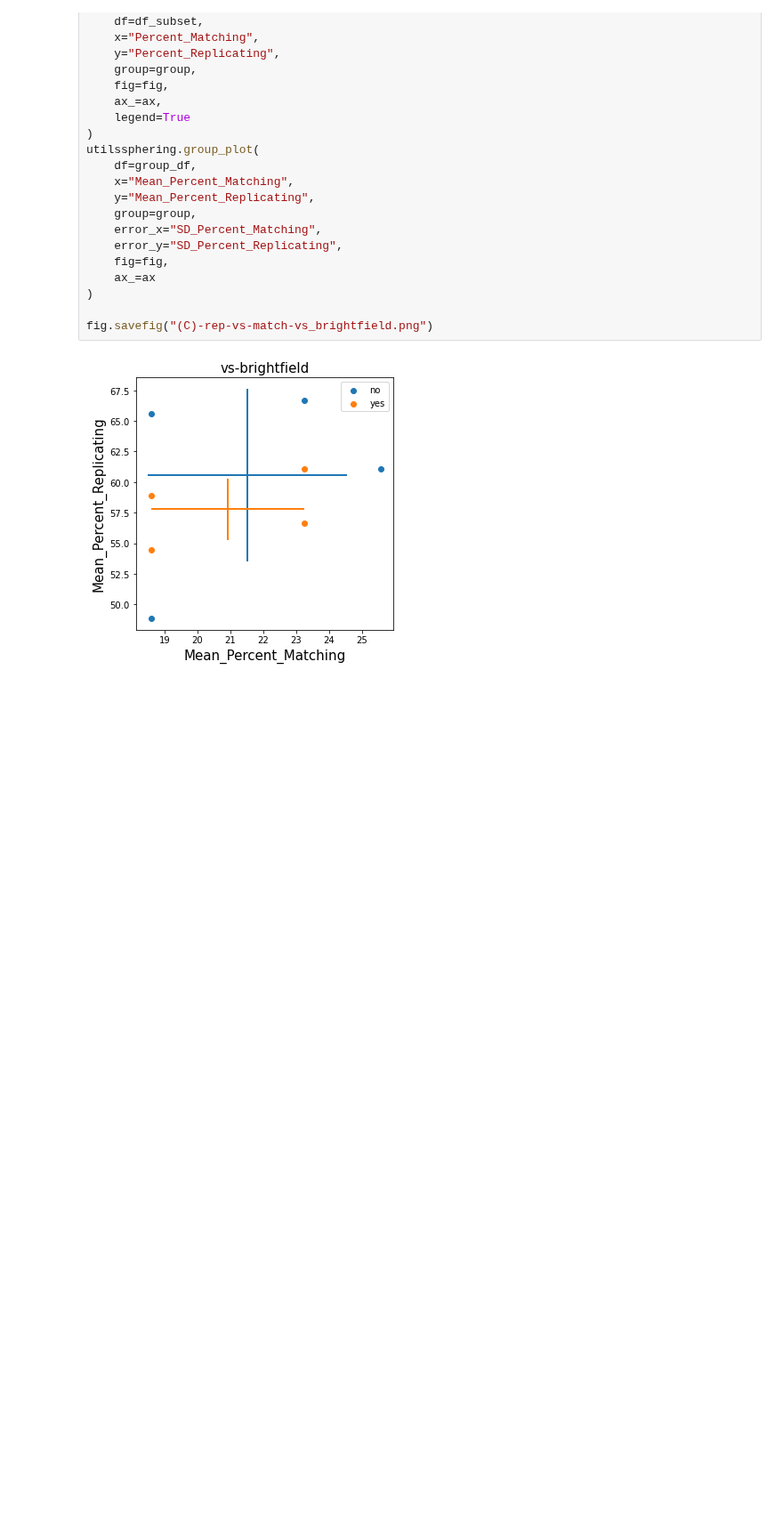
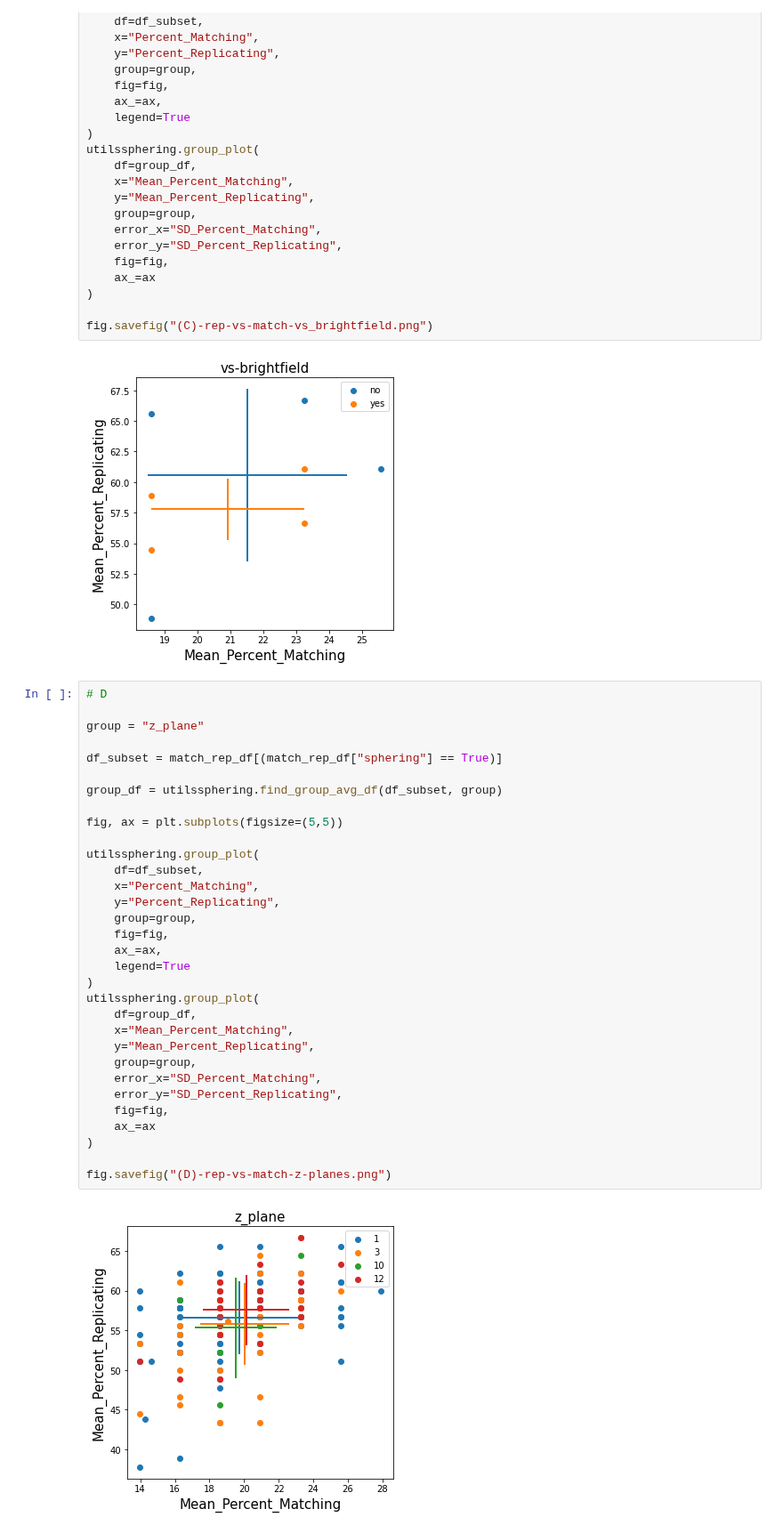
Before and after one commit to jump-cellpainting/jump-scope-analysis, a Jupyter notebook: notebooks/figures/figure5/figure5.ipynb, the cells around one changed output. Shown at 89% size. Saved outputs shown, nothing was run; the diff lists cells and outputs as text; blank space fills up the shorter version.

```diff
--- a/notebooks/figures/figure5/figure5.ipynb
+++ b/notebooks/figures/figure5/figure5.ipynb
@@ -128,3 +128,37 @@ utilssphering.group_plot(
 fig.savefig("(C)-rep-vs-match-vs_brightfield.png")
 # %% [output]
 [figure]
+# %%
+# D
+
+group = "z_plane"
+
+df_subset = match_rep_df[(match_rep_df["sphering"] == True)]
+
+group_df = utilssphering.find_group_avg_df(df_subset, group)
+
+fig, ax = plt.subplots(figsize=(5,5))
+
+utilssphering.group_plot(
+    df=df_subset,
+    x="Percent_Matching",
+    y="Percent_Replicating",
+    group=group,
+    fig=fig,
+    ax_=ax,
+    legend=True
+)
+utilssphering.group_plot(
+    df=group_df,
+    x="Mean_Percent_Matching",
+    y="Mean_Percent_Replicating",
+    group=group,
+    error_x="SD_Percent_Matching",
+    error_y="SD_Percent_Replicating",
+    fig=fig,
+    ax_=ax
+)
+
+fig.savefig("(D)-rep-vs-match-z-planes.png")
+# %% [output]
+[figure, added]
```
Also changed, not shown: 20 other files.
